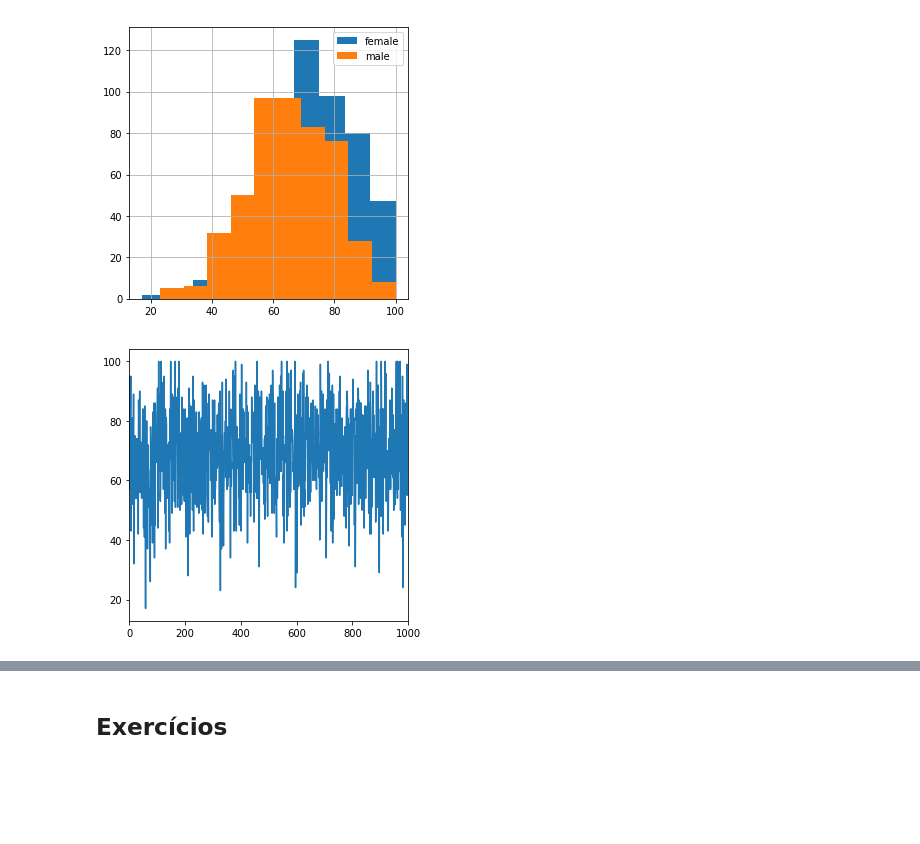
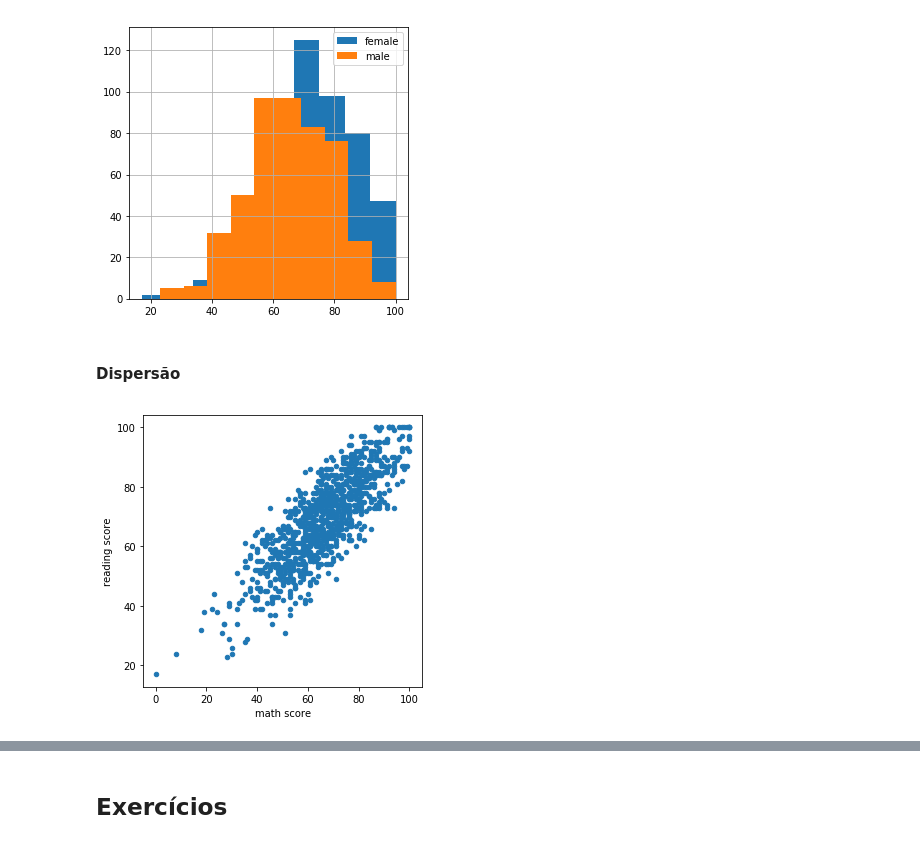
Before and after one commit to Daniel-EST/python-basico-machine-learning, a Jupyter notebook: notebooks/03/Pandas.ipynb, the cells around one changed output, grey strips where cells are left out. Saved outputs shown, nothing was run; the diff lists cells and outputs as text; code cells hidden in the pictures; blank space fills up the shorter version.

```diff
--- a/notebooks/03/Pandas.ipynb
+++ b/notebooks/03/Pandas.ipynb
@@ -737,8 +750,10 @@ plt.legend(data.gender.unique())
 plt.show()
 # %% [output]
 [figure]
+# %% [markdown]
+#### Dispersão
 # %%
-data['reading score'].plot()
+data.plot.scatter(x='math score', y='reading score')
 plt.show()
 # %% [output]
-[figure, old version]
+[figure, new version]
```
Also changed, not shown: parts of 23 cells of this notebook.
